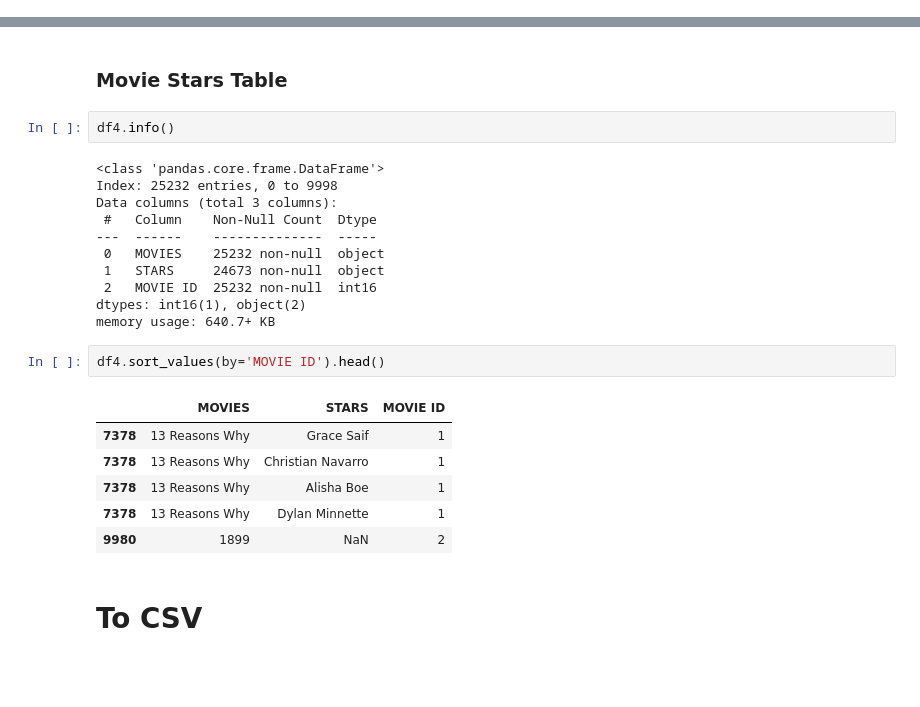
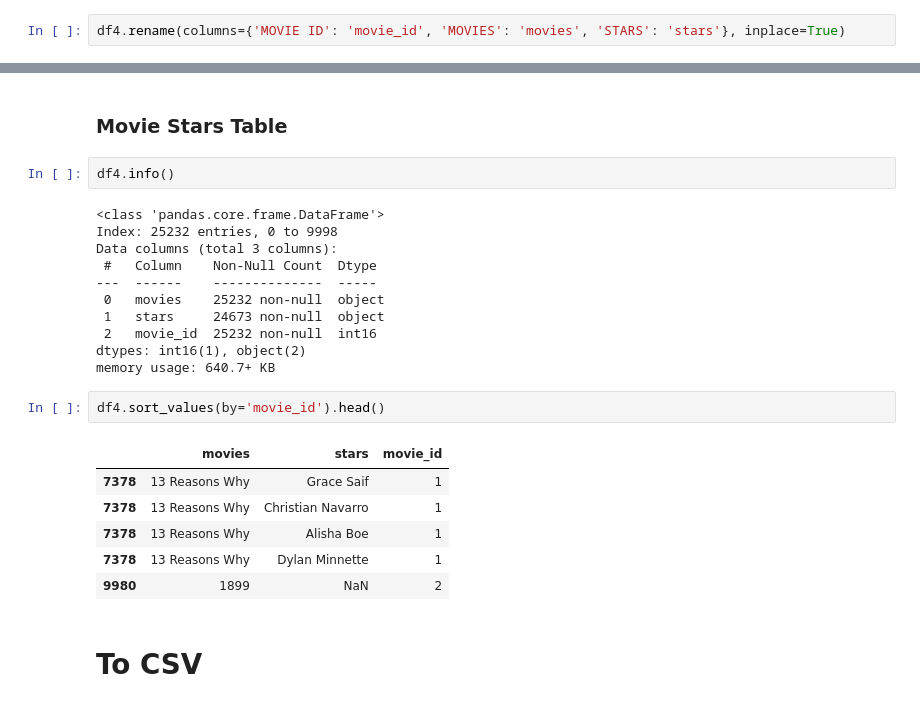
Before and after one commit to fikfikriii/cad_it_data_engineer, a Jupyter notebook: preprocessing.ipynb, the cells around one changed output, grey strips where cells are left out. Drawn from its saved outputs; the diff is of its cells as text; blank space fills up the shorter version.

```diff
--- a/preprocessing.ipynb
+++ b/preprocessing.ipynb
@@ -466,6 +473,8 @@ Data columns (total 3 columns):
  2   MOVIE ID  25232 non-null  int16
 dtypes: int16(1), object(2)
 memory usage: 640.7+ KB
+# %%
+df4.rename(columns={'MOVIE ID': 'movie_id', 'MOVIES': 'movies', 'STARS': 'stars'}, inplace=True)
 # %% [markdown]
 # Final Check
 # %% [markdown]
@@ -583,15 +619,15 @@ Index: 25232 entries, 0 to 9998
 Data columns (total 3 columns):
  #   Column    Non-Null Count  Dtype
 ---  ------    --------------  -----
- 0   MOVIES    25232 non-null  object
- 1   STARS     24673 non-null  object
- 2   MOVIE ID  25232 non-null  int16
+ 0   movies    25232 non-null  object
+ 1   stars     24673 non-null  object
+ 2   movie_id  25232 non-null  int16
 dtypes: int16(1), object(2)
 memory usage: 640.7+ KB
 # %%
-df4.sort_values(by='MOVIE ID').head()
+df4.sort_values(by='movie_id').head()
 # %% [output]
-|  | MOVIES | STARS | MOVIE ID |
+|  | movies | stars | movie_id |
 | 7378 | 13 Reasons Why | Grace Saif | 1 |
 | 7378 | 13 Reasons Why | Christian Navarro | 1 |
 | 7378 | 13 Reasons Why | Alisha Boe | 1 |
```
Also changed, not shown: parts of 16 cells of this notebook, 9 other files.
